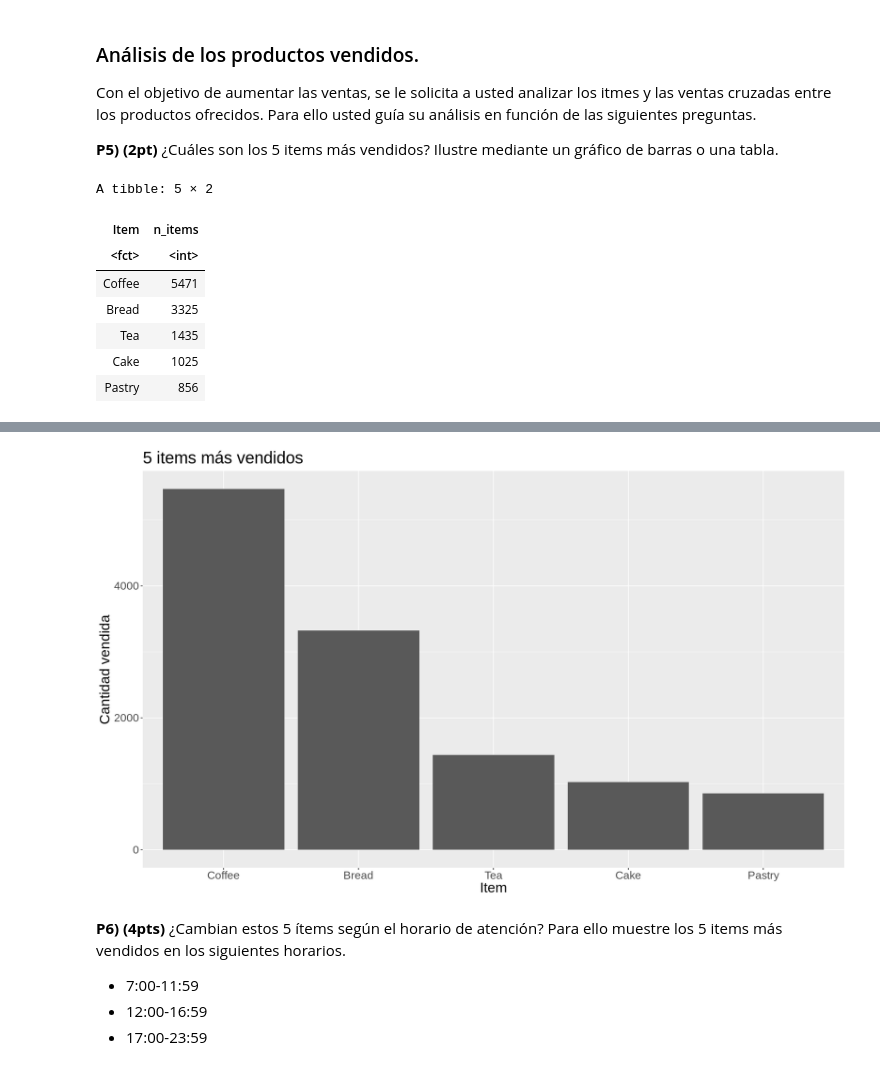
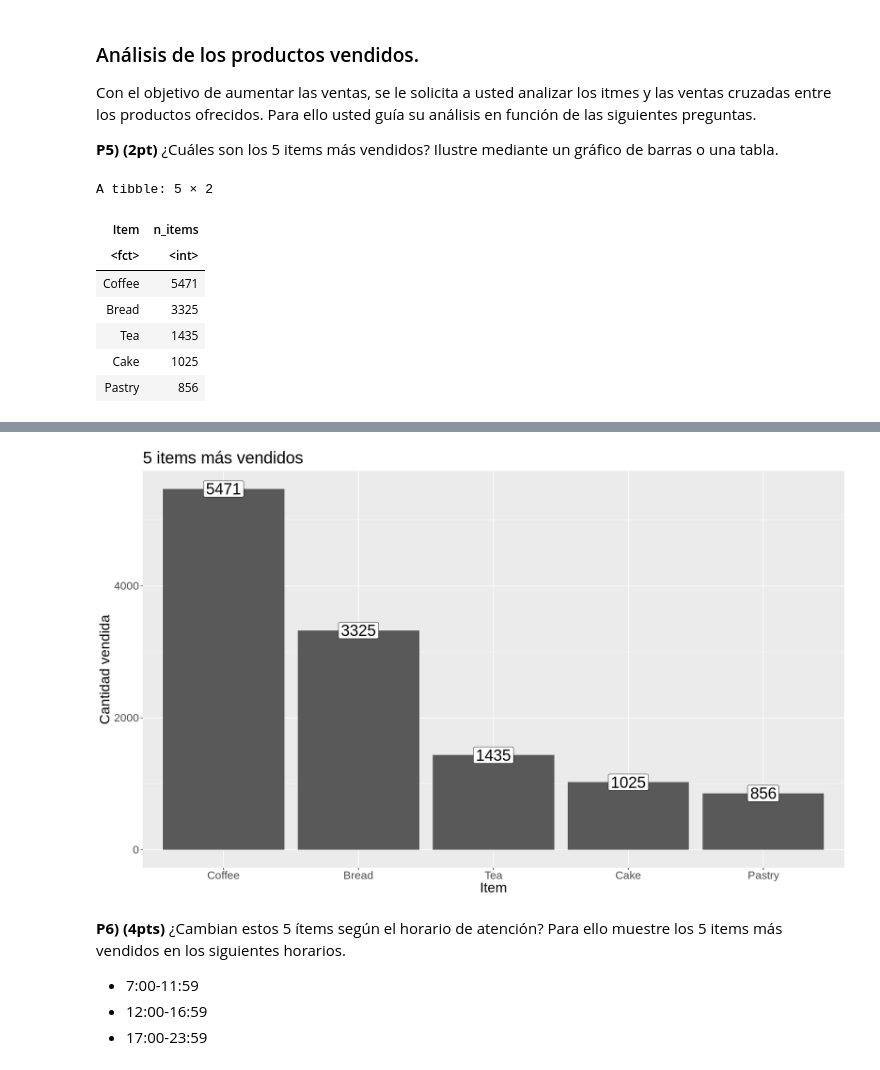
Before and after one commit to HaroldConley/diplomado_BD, a Jupyter notebook: Evaluaciones/C3/Evaluacion_final_v10.ipynb, the cells around one changed output, grey strips where cells are left out. Saved outputs shown, nothing was run; the diff lists cells and outputs as text; code cells hidden in the pictures.

```diff
--- a/Evaluaciones/C3/Evaluacion_final_v10.ipynb
+++ b/Evaluaciones/C3/Evaluacion_final_v10.ipynb
@@ -491,12 +493,16 @@ ranking_items_top5
 options(repr.plot.width=15, repr.plot.height=9) # Para cambiar el tamaño del gráfico.
 
 ggplot(ranking_items_top5) +
-  aes(x= reorder(ranking_items_top5$Item,-ranking_items_top5$n_items), y= n_items) +
-  geom_bar(stat = "identity") +
+  aes(x = reorder(Item, -n_items), y= n_items, label = n_items) +
+  geom_col() +
   theme(text=element_text(size=20)) + # Define tamaño de los textos en el gráfico.
   labs(title = "5 items más vendidos") +
   xlab("Item") +
-  ylab("Cantidad vendida")
+  ylab("Cantidad vendida") +
+  geom_label(
+    data = ranking_items_top5,
+    size = 8
+  )
 
 # Respuesta:
 #   Los 5 items más vendidos son: Coffee, Bread, Tea, Cake, Pastry.-
@@ -516,4 +518,4 @@ Warning message:
-[figure, old version]
+[figure, new version]
 # %% [markdown]
 **P6) (4pts)** ¿Cambian estos 5 ítems según el horario de atención? Para ello muestre los 5 items más vendidos en los siguientes horarios.
 
```
Also changed, not shown: parts of 5 cells of this notebook.
